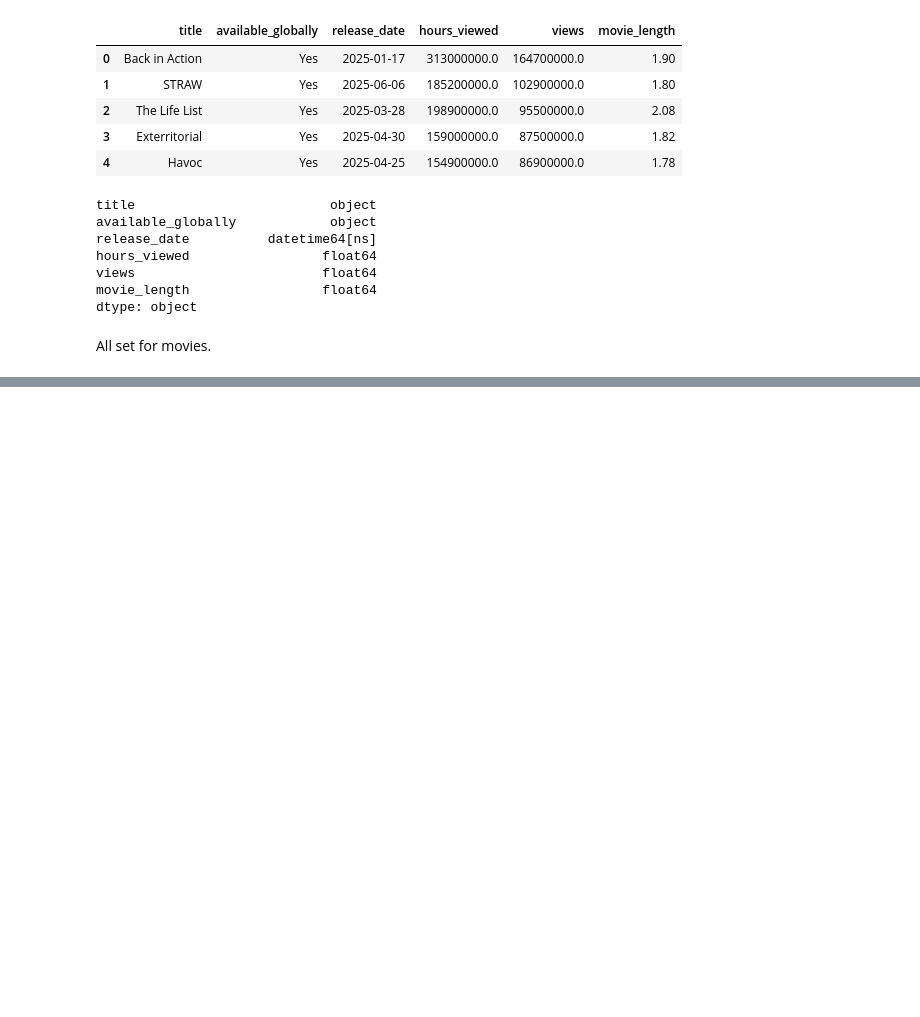
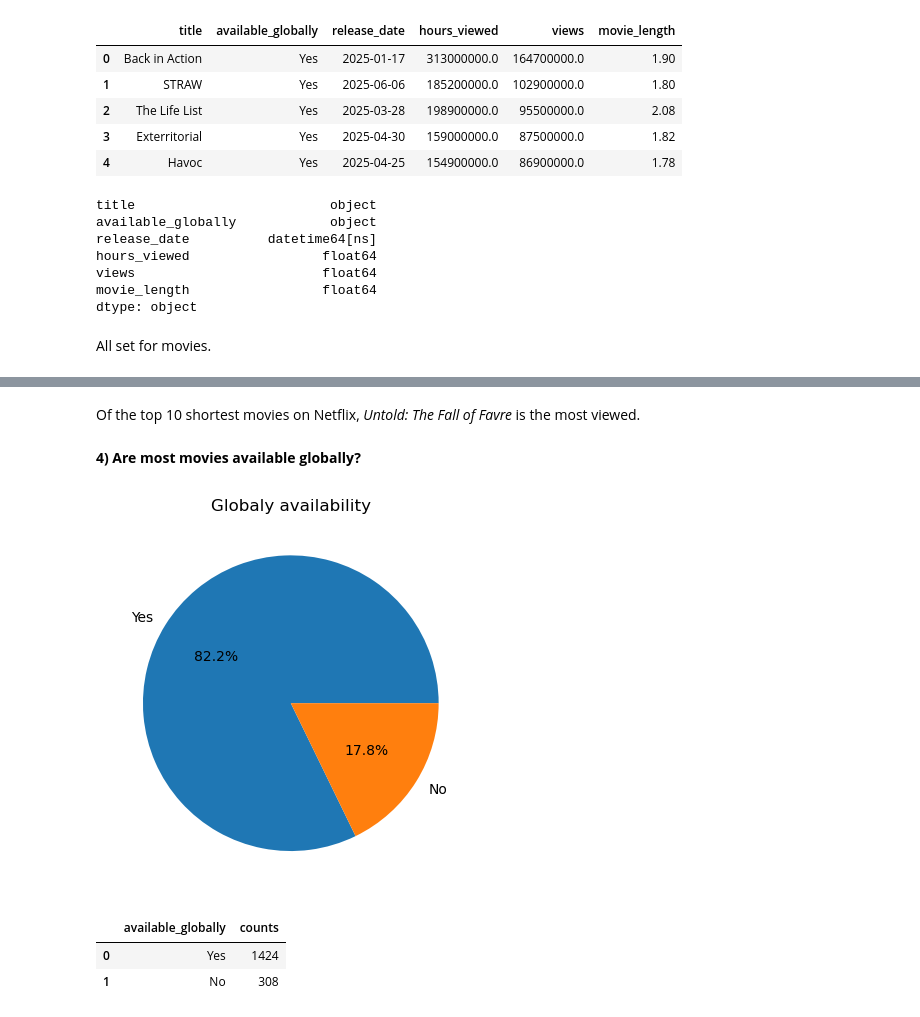
Before and after one commit to leenoah390/tidytuesday_practice, a Jupyter notebook: 20250729/tidy_tuesday-20250719.ipynb, the cells around one changed output, grey strips where cells are left out. Cells and saved outputs as stored; diff of their text form; code cells hidden in the pictures; blank space fills up the shorter version.

```diff
--- a/20250729/tidy_tuesday-20250719.ipynb
+++ b/20250729/tidy_tuesday-20250719.ipynb
@@ -155,0 +248,20 @@ Some questions to answer:
+# %% [markdown]
+Of the top 10 shortest movies on Netflix, *Untold: The Fall of Favre* is the most viewed.
+# %% [markdown]
+**4) Are most movies available globally?**
+# %%
+# Use value_counts to gather counts
+ag = movies['available_globally'].value_counts().reset_index(name='counts')
+
+fig, ax = plt.subplots()
+ax.pie(ag['counts'], labels=ag['available_globally'], autopct='%1.1f%%')
+ax.set_title('Globaly availability')
+plt.show()
+# %% [output]
+[figure, added]
+# %%
+ag
+# %% [output]
+|  | available_globally | counts |
+| 0 | Yes | 1424 |
+| 1 | No | 308 |
```
Also changed, not shown: parts of 12 cells of this notebook.
